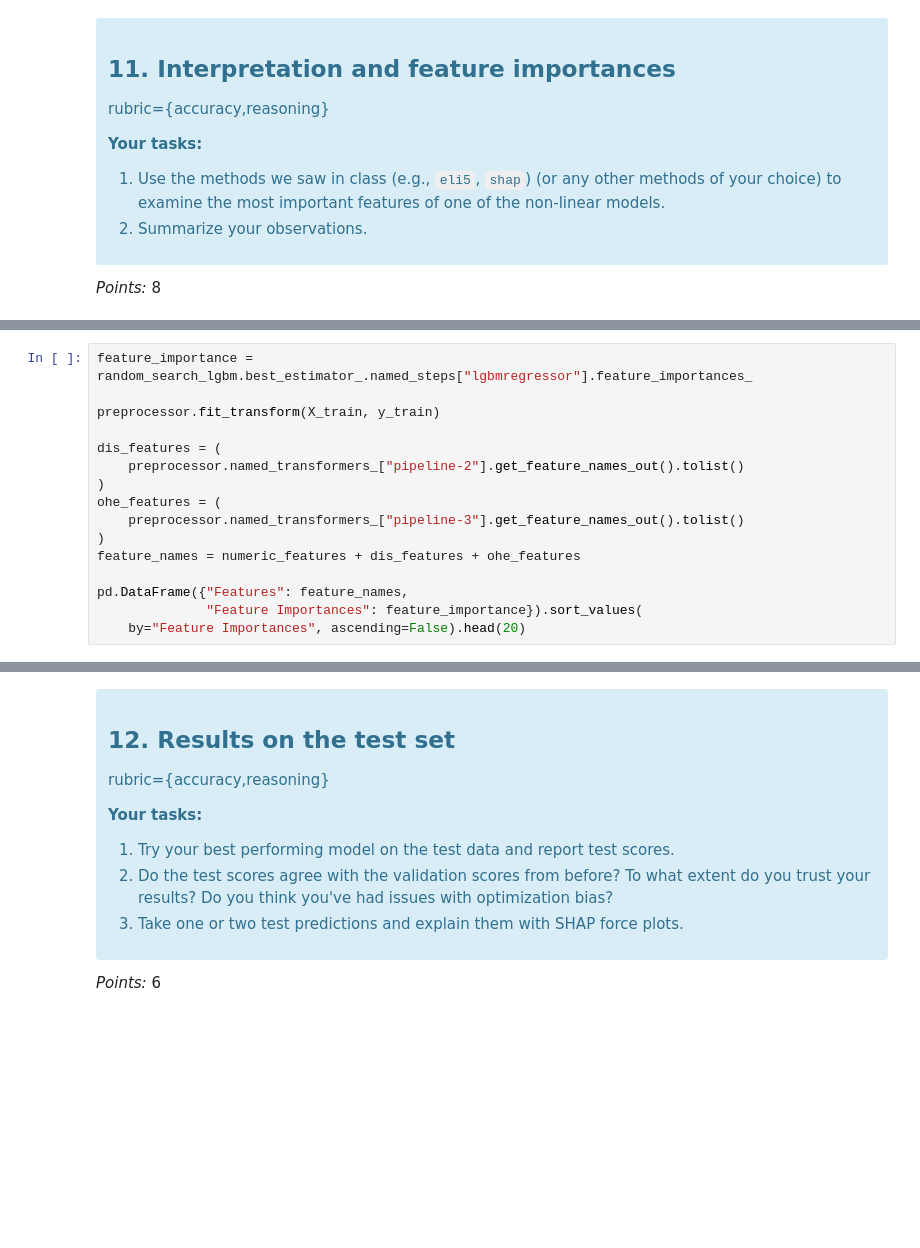
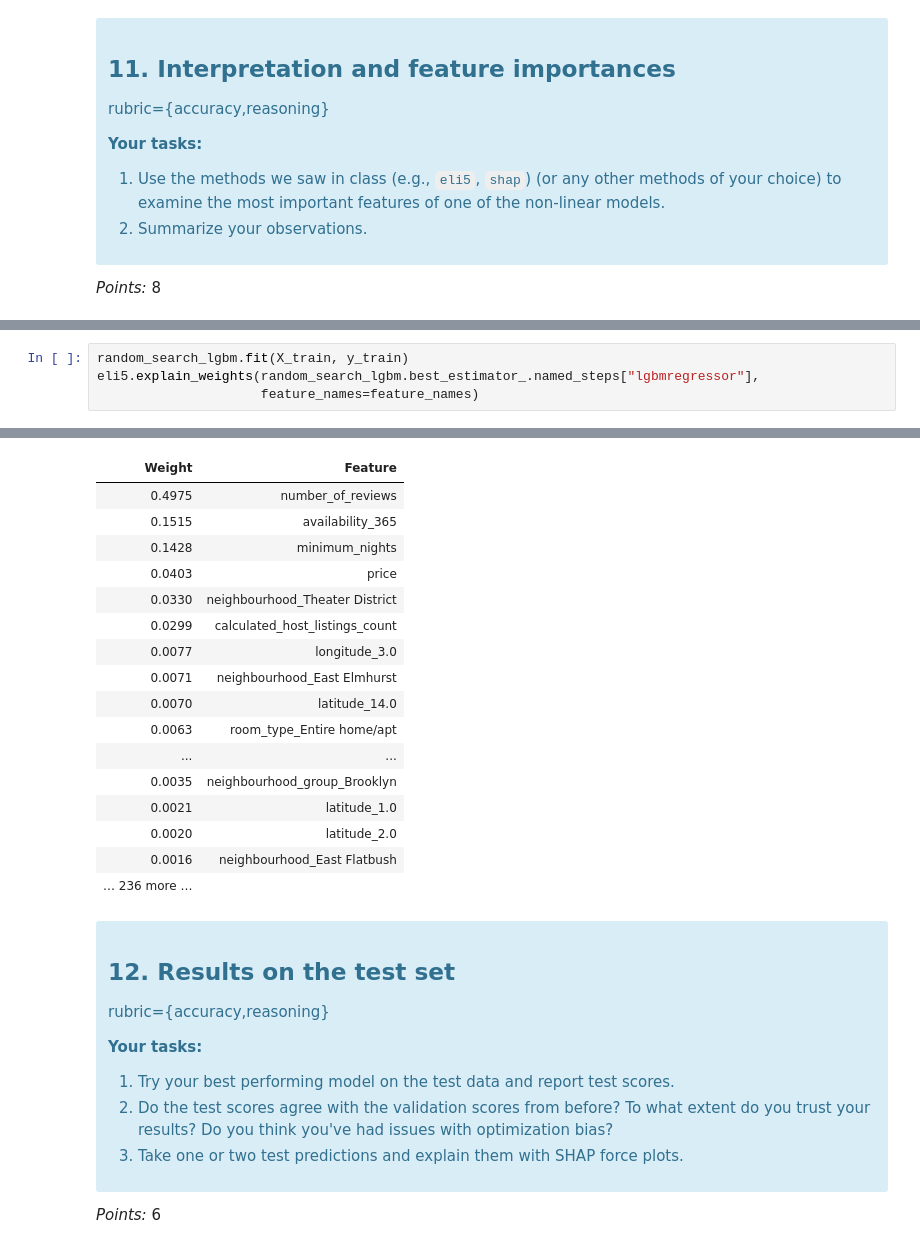
Before and after one commit to UBC-MDS/lab4_bnb_morris_eric, a Jupyter notebook: lab4.ipynb, the cells around one changed output, grey strips where cells are left out. Drawn from its saved outputs; the diff is of its cells as text; blank space fills up the shorter version.

Commit message:
changed feature importance to using eli5

```diff
--- a/lab4.ipynb
+++ b/lab4.ipynb
@@ -629,16 +631,0 @@ _Type your answer here, replacing this text._
-# %%
-feature_importance = random_search_lgbm.best_estimator_.named_steps["lgbmregressor"].feature_importances_
-
-preprocessor.fit_transform(X_train, y_train)
-
-dis_features = (
-    preprocessor.named_transformers_["pipeline-2"].get_feature_names_out().tolist()
-)
-ohe_features = (
-    preprocessor.named_transformers_["pipeline-3"].get_feature_names_out().tolist()
-)
-feature_names = numeric_features + dis_features + ohe_features
-
-pd.DataFrame({"Features": feature_names,
-              "Feature Importances": feature_importance}).sort_values(
-    by="Feature Importances", ascending=False).head(20)
@@ -662,0 +634,5 @@ pd.DataFrame({"Features": feature_names,
+# %%
+random_search_lgbm.fit(X_train, y_train)
+eli5.explain_weights(random_search_lgbm.best_estimator_.named_steps["lgbmregressor"],
+                     feature_names=feature_names)
+# %% [output]
@@ -663,3 +640,20 @@ pd.DataFrame({"Features": feature_names,
+| Weight | Feature |
+| 0.4975 | number_of_reviews |
+| 0.1515 | availability_365 |
+| 0.1428 | minimum_nights |
+| 0.0403 | price |
+| 0.0330 | neighbourhood_Theater District |
+| 0.0299 | calculated_host_listings_count |
+| 0.0077 | longitude_3.0 |
+| 0.0071 | neighbourhood_East Elmhurst |
+| 0.0070 | latitude_14.0 |
+| 0.0063 | room_type_Entire home/apt |
+| ... | ... |
+| 0.0035 | neighbourhood_group_Brooklyn |
+| 0.0021 | latitude_1.0 |
+| 0.0020 | latitude_2.0 |
+| 0.0016 | neighbourhood_East Flatbush |
+| … 236 more … |  |
 # %% [markdown]
 <!-- END QUESTION -->
 
```
Also changed, not shown: parts of 14 cells of this notebook.
